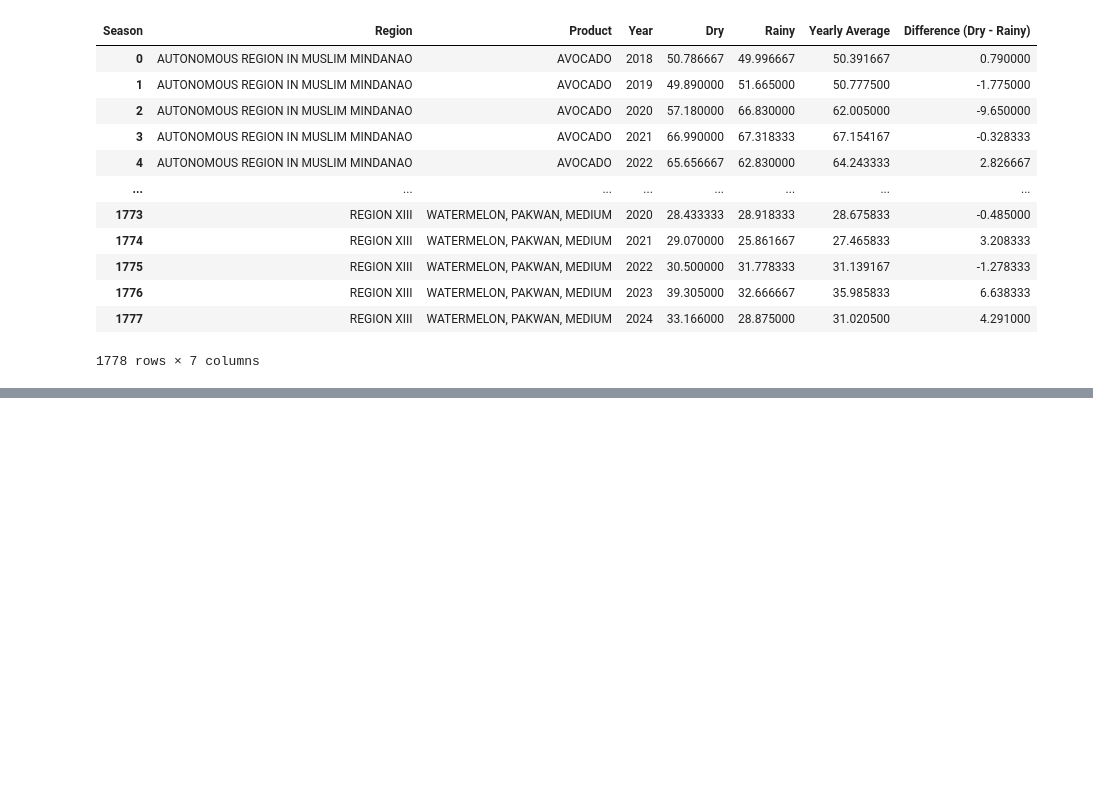
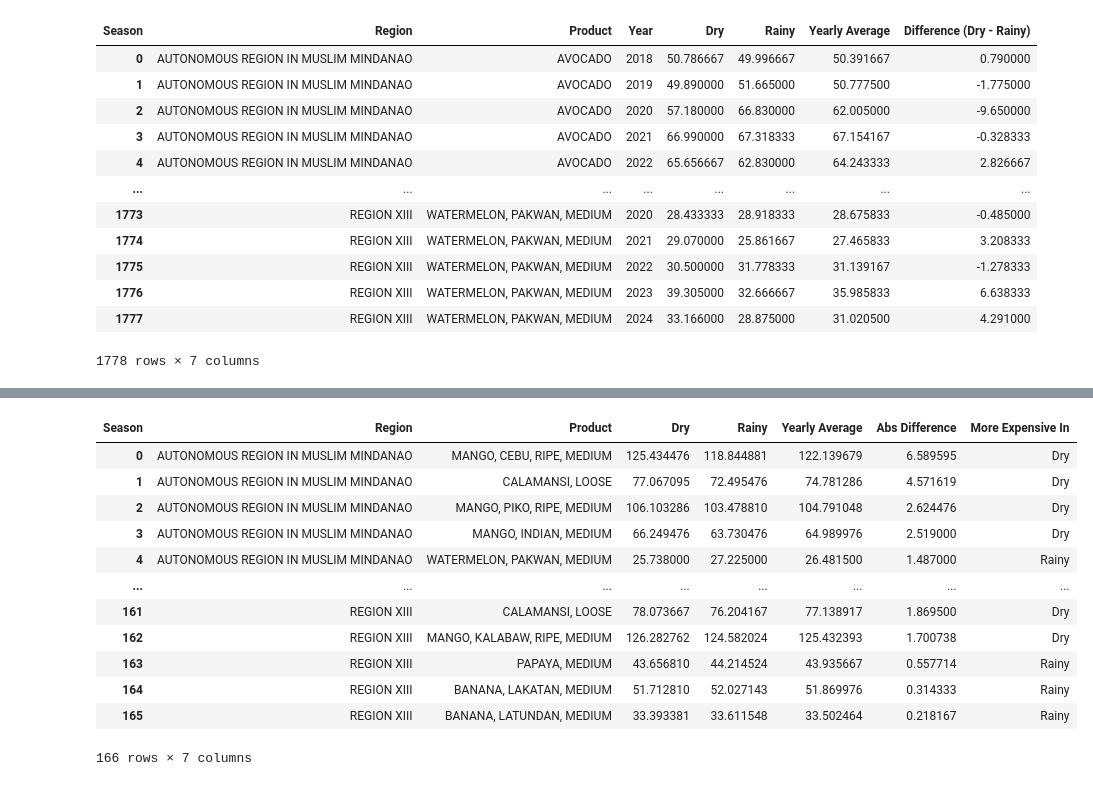
Before and after one commit to RRENN02/Prelims-PH_FruitRetail, a Jupyter notebook: fruit_retail.ipynb, the cells around one changed output, grey strips where cells are left out. Cells and saved outputs as stored; diff of their text form; code cells hidden in the pictures; blank space fills up the shorter version.

```diff
--- a/fruit_retail.ipynb
+++ b/fruit_retail.ipynb
@@ -470,3 +466,14 @@ dry_vs_rainy_yearly
 | 1776 | REGION XIII | WATERMELON, PAKWAN, MEDIUM | 2023 | 39.305000 | 32.666667 | 35.985833 | 6.638333 |
 | 1777 | REGION XIII | WATERMELON, PAKWAN, MEDIUM | 2024 | 33.166000 | 28.875000 | 31.020500 | 4.291000 |
 1778 rows × 7 columns
+# %%
+# Group by Region and Product, and calculate the average (mean) across all years (2018-2023/2024)
+dry_vs_rainy_aggregated = dry_vs_rainy_yearly.groupby(['Region', 'Product']).agg({
+    'Dry': 'mean',
+    'Rainy': 'mean',
+    'Yearly Average': 'mean',
+    'Difference (Dry - Rainy)': 'mean'
+}).reset_index()
+
+# Display the resulting DataFrame
+dry_vs_rainy_aggregated
@@ -472,0 +494,36 @@ dry_vs_rainy_yearly
+# %%
+# Top products per region with large differences in dry vs rainy season
+
+
+# First, take the absolute value of the difference to rank based on the magnitude of the difference
+dry_vs_rainy_aggregated['Abs Difference'] = dry_vs_rainy_aggregated['Difference (Dry - Rainy)'].abs()
+
+# Now, for each region, find the top 10 products with the greatest difference
+top_10_products_per_region = dry_vs_rainy_aggregated.groupby('Region').apply(
+    lambda x: x.nlargest(10, 'Abs Difference')
+).reset_index(drop=True)
+
+# Drop the 'Difference (Dry - Rainy)' column
+top_10_products_per_region = top_10_products_per_region.drop(columns=['Difference (Dry - Rainy)'])
+
+# Create a new column to specify whether it's more expensive during the Dry or Rainy season
+top_10_products_per_region['More Expensive In'] = top_10_products_per_region.apply(
+    lambda row: 'Dry' if row['Dry'] > row['Rainy'] else 'Rainy', axis=1
+)
+
+# Display the resulting DataFrame
+top_10_products_per_region
+# %% [output]
+| Season | Region | Product | Dry | Rainy | Yearly Average | Abs Difference | More Expensive In |
+| 0 | AUTONOMOUS REGION IN MUSLIM MINDANAO | MANGO, CEBU, RIPE, MEDIUM | 125.434476 | 118.844881 | 122.139679 | 6.589595 | Dry |
+| 1 | AUTONOMOUS REGION IN MUSLIM MINDANAO | CALAMANSI, LOOSE | 77.067095 | 72.495476 | 74.781286 | 4.571619 | Dry |
+| 2 | AUTONOMOUS REGION IN MUSLIM MINDANAO | MANGO, PIKO, RIPE, MEDIUM | 106.103286 | 103.478810 | 104.791048 | 2.624476 | Dry |
+| 3 | AUTONOMOUS REGION IN MUSLIM MINDANAO | MANGO, INDIAN, MEDIUM | 66.249476 | 63.730476 | 64.989976 | 2.519000 | Dry |
+| 4 | AUTONOMOUS REGION IN MUSLIM MINDANAO | WATERMELON, PAKWAN, MEDIUM | 25.738000 | 27.225000 | 26.481500 | 1.487000 | Rainy |
+| ... | ... | ... | ... | ... | ... | ... | ... |
+| 161 | REGION XIII | CALAMANSI, LOOSE | 78.073667 | 76.204167 | 77.138917 | 1.869500 | Dry |
+| 162 | REGION XIII | MANGO, KALABAW, RIPE, MEDIUM | 126.282762 | 124.582024 | 125.432393 | 1.700738 | Dry |
+| 163 | REGION XIII | PAPAYA, MEDIUM | 43.656810 | 44.214524 | 43.935667 | 0.557714 | Rainy |
+| 164 | REGION XIII | BANANA, LAKATAN, MEDIUM | 51.712810 | 52.027143 | 51.869976 | 0.314333 | Rainy |
+| 165 | REGION XIII | BANANA, LATUNDAN, MEDIUM | 33.393381 | 33.611548 | 33.502464 | 0.218167 | Rainy |
+166 rows × 7 columns
```
Also changed, not shown: parts of 2 cells of this notebook.
